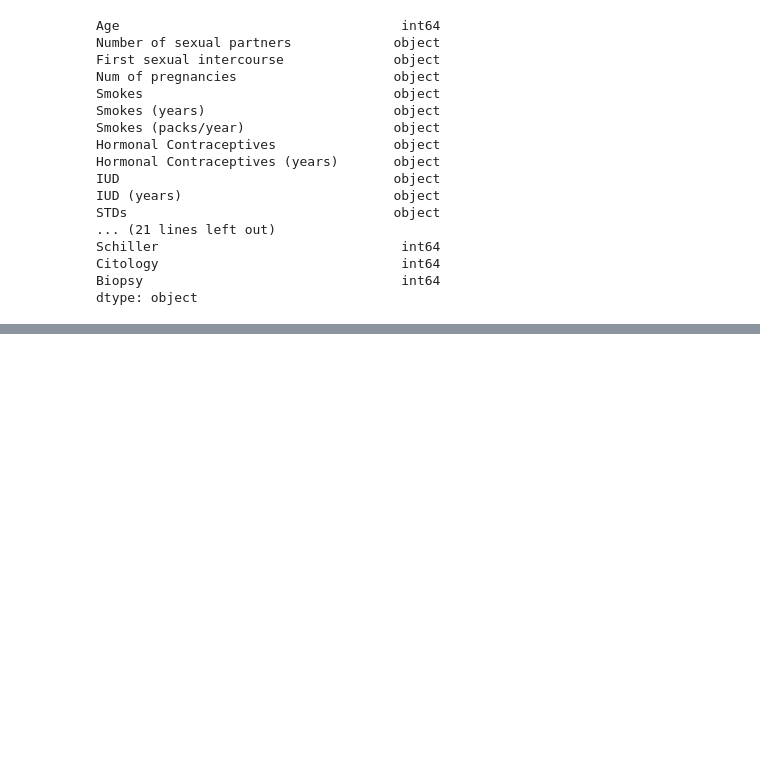
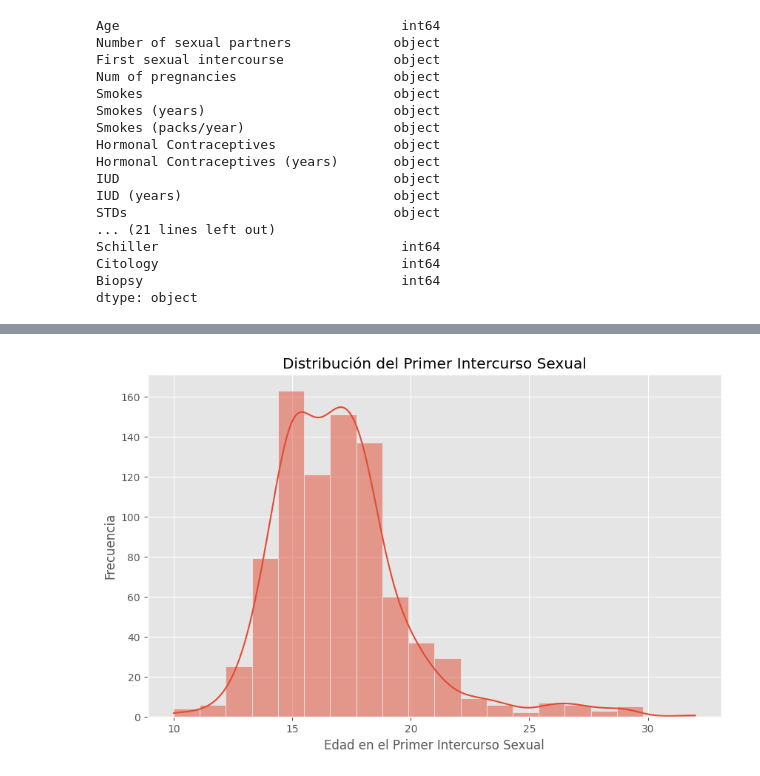
Before and after one commit to bl33h/cervicalCancerRiskFactors, a Jupyter notebook: src/cervicalCancerRiskFactors.ipynb, the cells around one changed output, grey strips where cells are left out. Saved outputs shown, nothing was run; the diff lists cells and outputs as text; code cells hidden in the pictures; blank space fills up the shorter version.

```diff
--- a/src/cervicalCancerRiskFactors.ipynb
+++ b/src/cervicalCancerRiskFactors.ipynb
@@ -85,0 +150,10 @@ plt.show()
+# %%
+# Histogram for First Sexual Intercourse
+plt.figure(figsize=(10, 6))
+sns.histplot(df['First sexual intercourse'].dropna(), kde=True, bins=20)
+plt.title('Distribución del Primer Intercurso Sexual')
+plt.xlabel('Edad en el Primer Intercurso Sexual')
+plt.ylabel('Frecuencia')
+plt.show()
+# %% [output]
+[figure, added]
```
Also changed, not shown: parts of 8 cells of this notebook.
